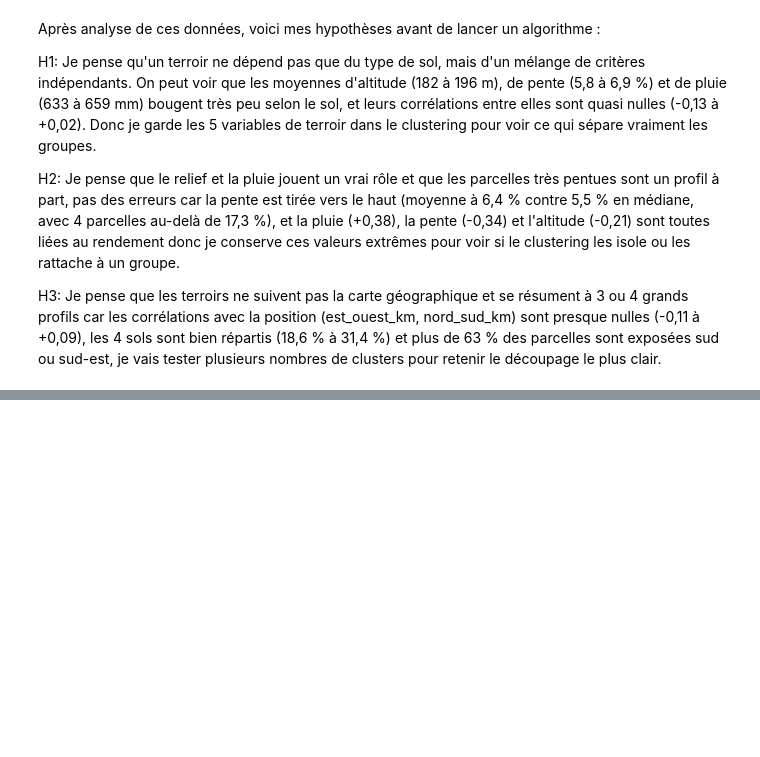
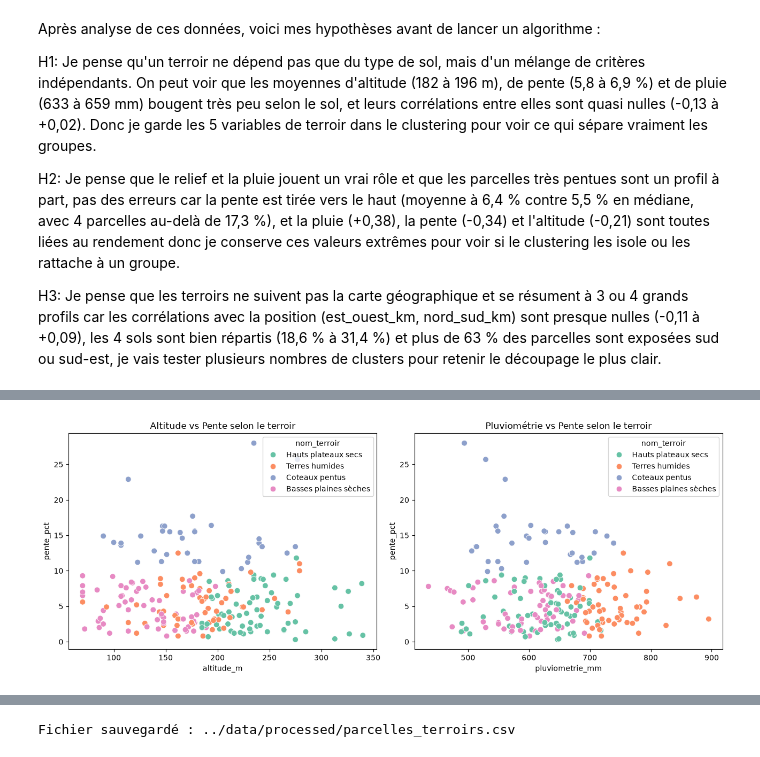
Before and after one commit to mohsine92/projet_datamining, a Jupyter notebook: notebooks/Question 7.ipynb, the cells around one changed output, grey strips where cells are left out. Cells and saved outputs as stored; diff of their text form; code cells hidden in the pictures; blank space fills up the shorter version.

```diff
--- a/notebooks/Question 7.ipynb
+++ b/notebooks/Question 7.ipynb
@@ -186,0 +316,41 @@ Je remplace donc les 8 pluies manquantes par la médiane (646 mm, plus robuste a
+# %%
+noms_terroirs = {
+    0: "Hauts plateaux secs",
+    1: "Basses plaines sèches",
+    2: "Coteaux pentus",
+    3: "Terres humides"
+}
+df["nom_terroir"] = df["terroir"].map(noms_terroirs)
+
+fig, axes = plt.subplots(1, 2, figsize=(13, 5))
+
+sns.scatterplot(
+    data=df, x="altitude_m", y="pente_pct",
+    hue="nom_terroir", palette="Set2", s=60, ax=axes[0]
+)
+axes[0].set_title("Altitude vs Pente selon le terroir")
+
+sns.scatterplot(
+    data=df, x="pluviometrie_mm", y="pente_pct",
+    hue="nom_terroir", palette="Set2", s=60, ax=axes[1]
+)
+axes[1].set_title("Pluviométrie vs Pente selon le terroir")
+
+plt.tight_layout()
+plt.show()
+
+df_valide = df[~df["rendement_nul_a_verifier"]]
+bilan = df.groupby("nom_terroir")[colonnes_terroir].mean().round(1)
+bilan.insert(0, "nb_parcelles", df["nom_terroir"].value_counts())
+bilan["rendement_moy"] = df_valide.groupby("nom_terroir")["rendement_kg_ha"].mean().round(0)
+bilan["part_premium_%"] = (
+    df_valide.groupby("nom_terroir")["classement_recolte"]
+    .apply(lambda s: (s == "premium").mean() * 100)
+    .round(1)
+)
+display(bilan.sort_values("part_premium_%", ascending=False))
+
+df.to_csv("../data/processed/parcelles_terroirs.csv", index=False)
+print("Fichier sauvegardé : ../data/processed/parcelles_terroirs.csv")
+# %% [output]
+[figure, added]
@@ -186,0 +363 @@ Je remplace donc les 8 pluies manquantes par la médiane (646 mm, plus robuste a
+Fichier sauvegardé : ../data/processed/parcelles_terroirs.csv
```
Also changed, not shown: parts of 11 cells of this notebook, 2 other files.
